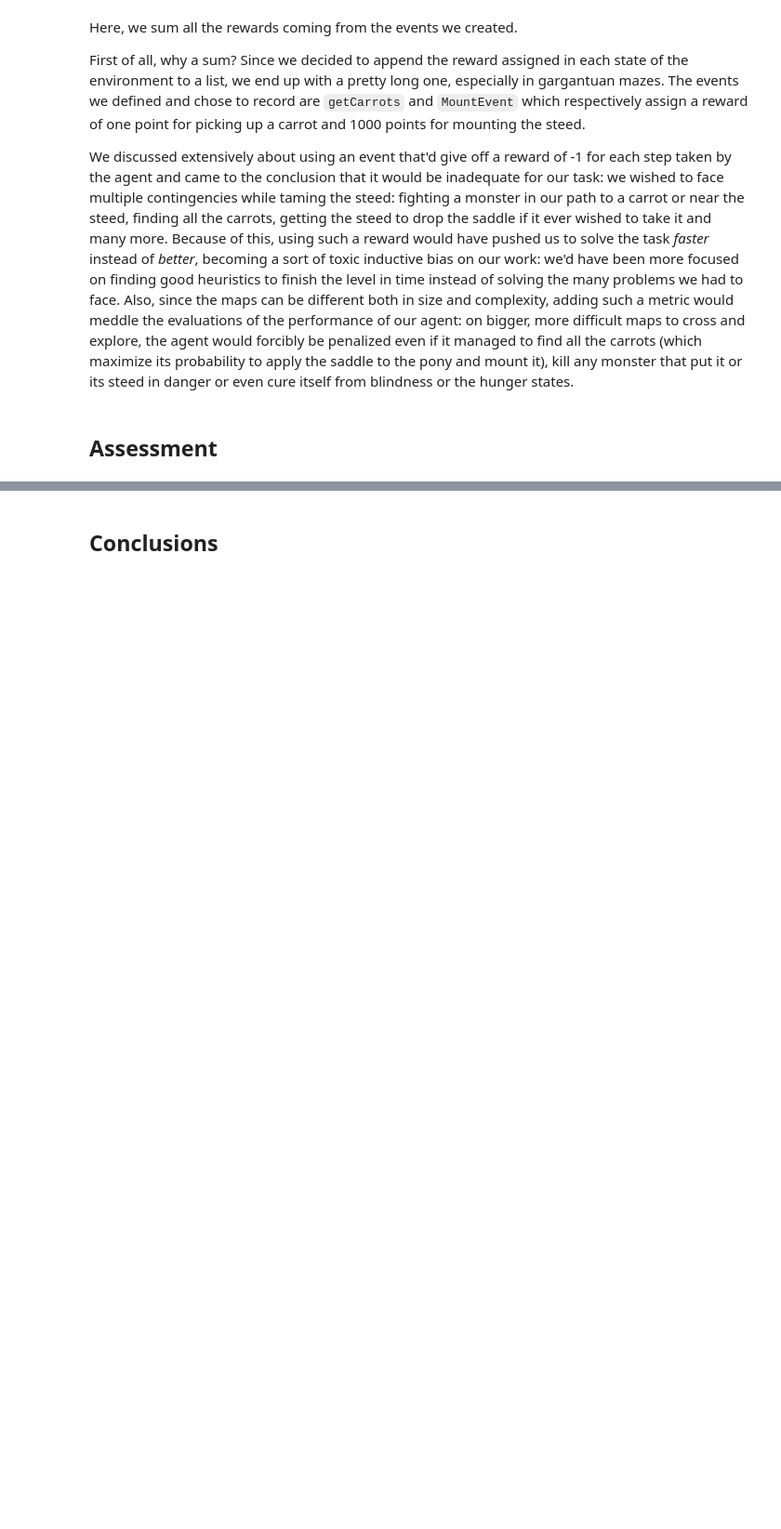
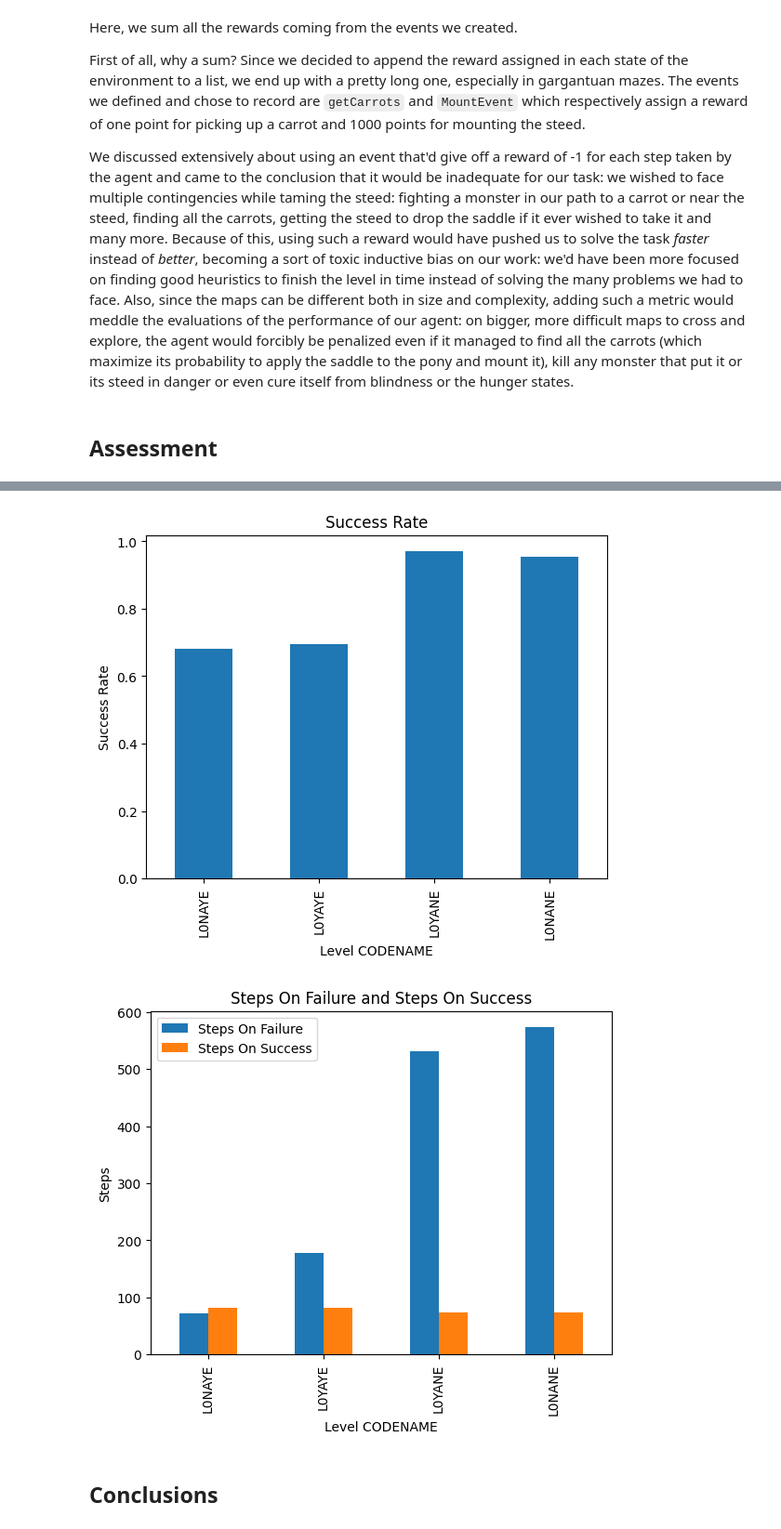
Before and after one commit to giordanoscerra/ProjectPegasus, a Jupyter notebook: Notebook.ipynb, the cells around one changed output, grey strips where cells are left out. Shown at 93% size. Cells and saved outputs as stored; diff of their text form; code cells hidden in the pictures; blank space fills up the shorter version.

Commit message:
plot on notebook

```diff
--- a/Notebook.ipynb
+++ b/Notebook.ipynb
@@ -159,3 +145,16 @@ I test di DavideB:
+# %%
+from stats.show_stats import show_stats
+
+# -1 for random maze
+# 0 for square
+# 1 for impossible one
+# 2 for nethack-like level
+# 3 for complex maze
+
+show_stats(level=0, success_rate_flag=True)
+# %% [output]
+[figure, added]
+[figure, added]
 # %% [markdown]
 ## Conclusions
 # %% [markdown]
```
Also changed, not shown: parts of 1 cell of this notebook, 3 other files.
